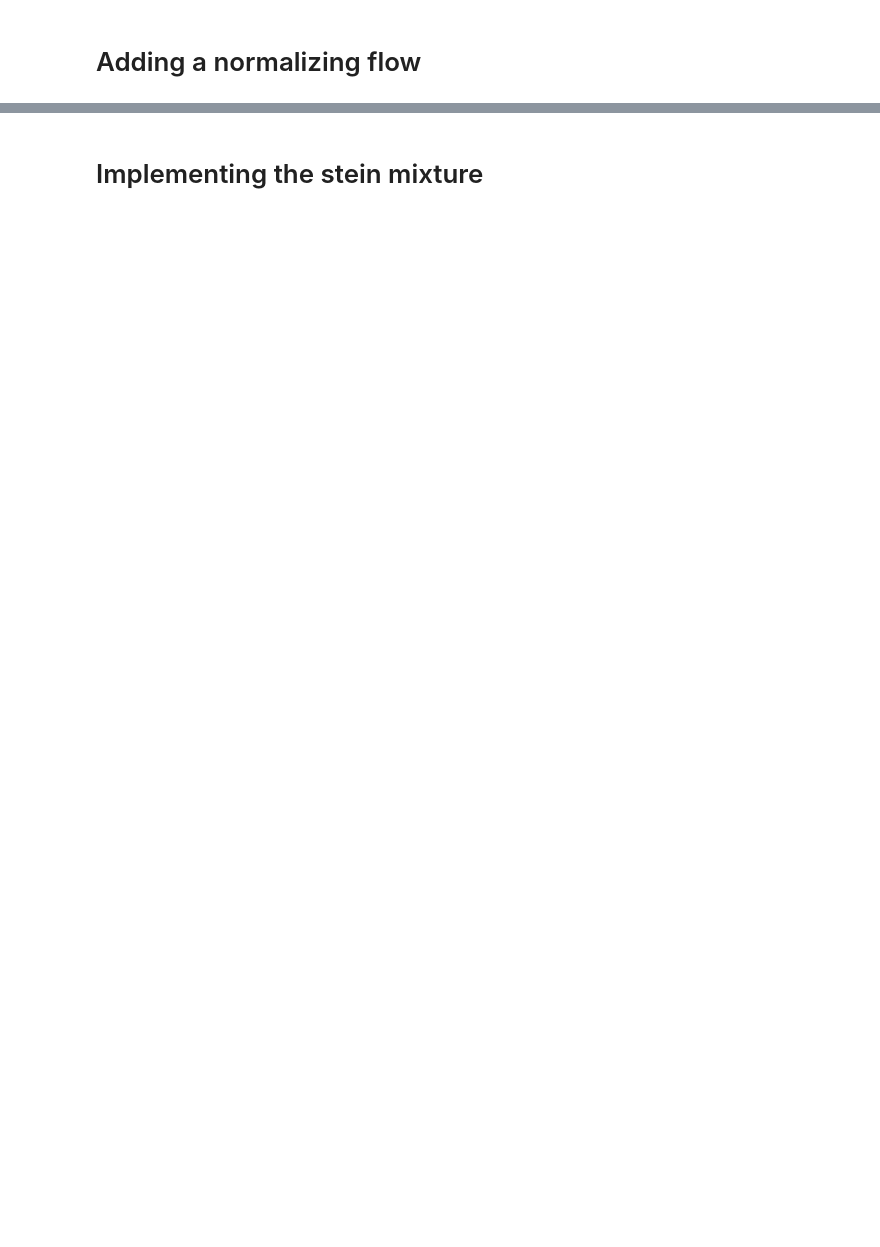
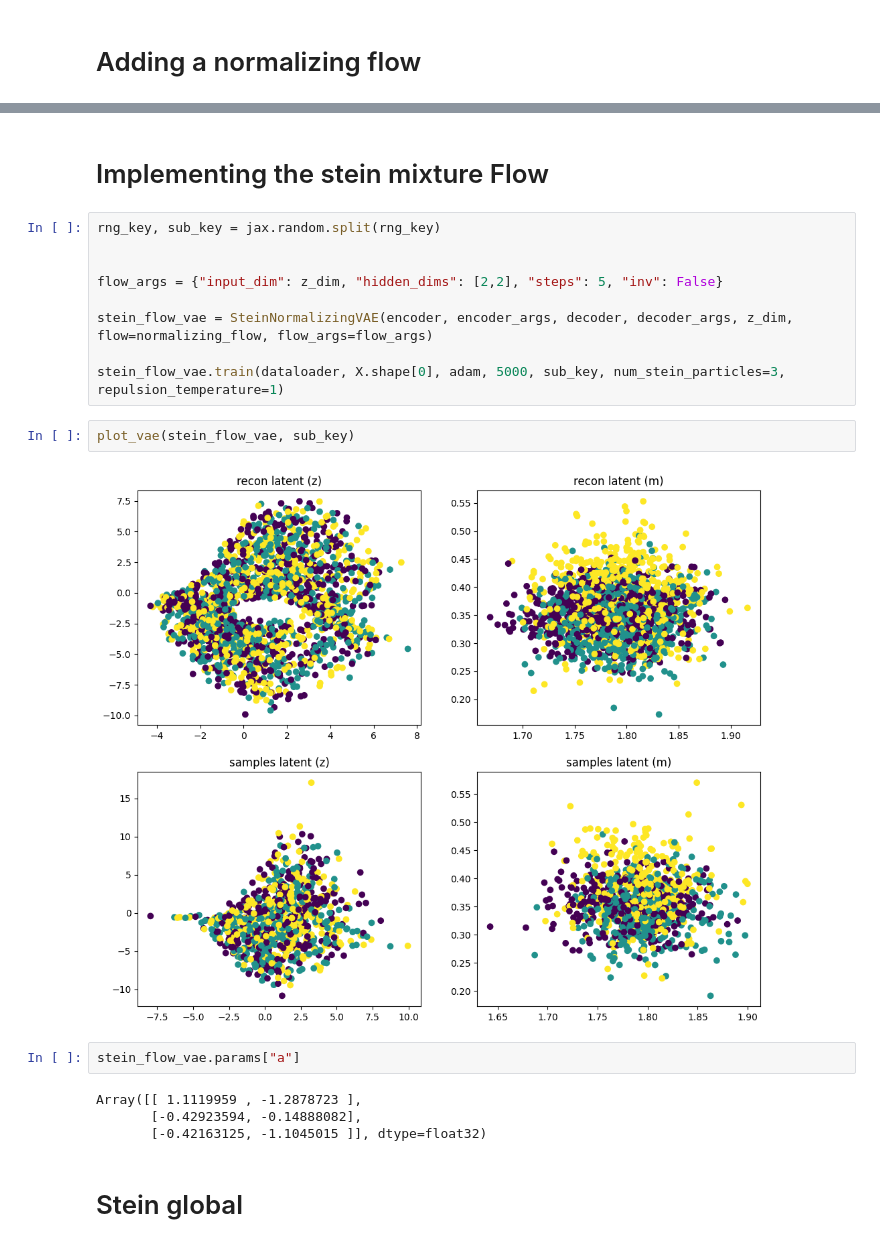
Before and after one commit to kenn50/Bachelor, a Jupyter notebook: Experiments/Simpler/simpler_cleaned.ipynb, the cells around one changed output, grey strips where cells are left out. Drawn from its saved outputs; the diff is of its cells as text; blank space fills up the shorter version.

```diff
--- a/Experiments/Simpler/simpler_cleaned.ipynb
+++ b/Experiments/Simpler/simpler_cleaned.ipynb
@@ -170,2 +181,23 @@ plot_vae(global_vae, sub_key)
 # %% [markdown]
-# Implementing the stein mixture
+# Implementing the stein mixture Flow
+# %%
+rng_key, sub_key = jax.random.split(rng_key)
+
+
+flow_args = {"input_dim": z_dim, "hidden_dims": [2,2], "steps": 5, "inv": False}
+
+stein_flow_vae = SteinNormalizingVAE(encoder, encoder_args, decoder, decoder_args, z_dim, flow=normalizing_flow, flow_args=flow_args)
+
+stein_flow_vae.train(dataloader, X.shape[0], adam, 5000, sub_key, num_stein_particles=3, repulsion_temperature=1)
+# %%
+plot_vae(stein_flow_vae, sub_key)
+# %% [output]
+[figure, added]
+# %%
+stein_flow_vae.params["a"]
+# %% [output]
+Array([[ 1.1119959 , -1.2878723 ],
+       [-0.42923594, -0.14888082],
+       [-0.42163125, -1.1045015 ]], dtype=float32)
+# %% [markdown]
+# Stein global
```
Also changed, not shown: parts of 11 cells of this notebook, 2 other files.
